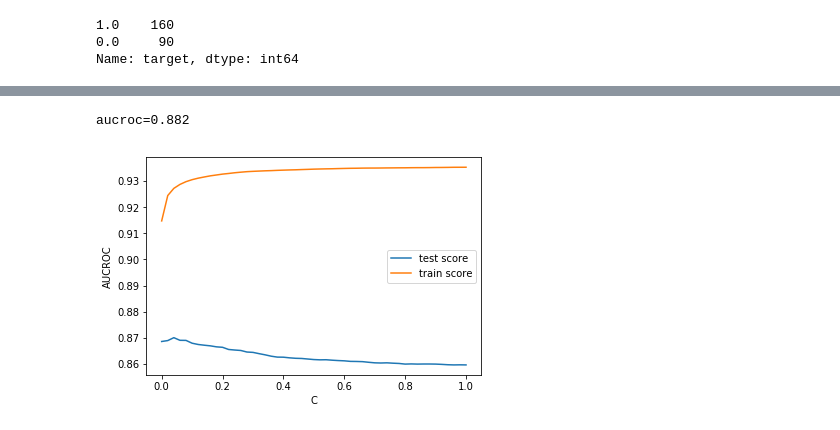
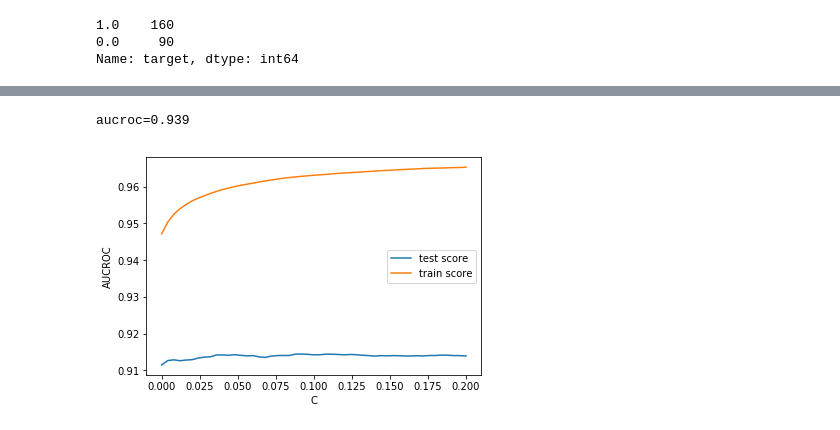
Before and after one commit to amjadfarman/do_not_overfit_ii, a Jupyter notebook: do_not_overfit.ipynb, the cells around one changed output, grey strips where cells are left out. Drawn from its saved outputs; the diff is of its cells as text; code cells hidden in the pictures.

```diff
--- a/do_not_overfit.ipynb
+++ b/do_not_overfit.ipynb
@@ -81,11 +36,0 @@ columns_impact['opportunity'] = columns_impact['opportunity'] * columns_impact['
-# %%
-columns_impact = columns_impact.sort_values(by=['opportunity'], ascending = [False])
-columns_impact.reset_index(drop = True, inplace = True)
-plt.figure(figsize=(18,4))
-for num, col in enumerate(columns_impact['column_name'][:40]):
-    plt.plot([num-0.15, num-0.15], [columns_impact[columns_impact['column_name'] == col].loc[num, 'upper_l_0']
-                                    , columns_impact[columns_impact['column_name'] == col].loc[num, 'lower_l_0']], 'g')
-    plt.plot([num+0.15, num+0.15], [columns_impact[columns_impact['column_name'] == col].loc[num, 'upper_l_1']
-                                    , columns_impact[columns_impact['column_name'] == col].loc[num, 'lower_l_1']], 'b')
-plt.xticks(np.arange(num + 1), list(columns_impact['column_name']))
-plt.show()
@@ -93,0 +37,16 @@ plt.show()
+# %%
+columns_impact = pd.DataFrame(
+    columns = ['column_name', 'rocauc_score']
+)
+for col in train_data.columns:
+    log_reg = LogisticRegression()
+    log_reg.fit(train_data[[col]], train_data['target'])
+    columns_impact = columns_impact.append(dict(
+        column_name = col
+        , rocauc_score = roc_auc_score(train_data['target'], log_reg.predict_proba(train_data[[col]])[:, 1])
+    )
+                                             , ignore_index = True
+                                            )
+columns_impact = columns_impact.sort_values(by = ['rocauc_score'], ascending = False)
+columns_impact = columns_impact[columns_impact['column_name'] != 'target']
+columns_impact.reset_index(drop = True, inplace = True)
@@ -132,6 +112,6 @@ plt.show()
 # %%
 best_columns = list(
-    columns_impact['column_name'][:30]
+    columns_impact['column_name'][:24]
     )
 train_data = train_data[best_columns + ['target']]
 
@@ -152,7 +132,7 @@ aucroc = roc_auc_score(val_y, yhat)
 
 print('aucroc=%.3f' % aucroc)
 # %% [output]
-aucroc=0.882
+aucroc=0.939
 # %%
 cl_log_final = LogisticRegression()
 X_train_all = train_data[best_columns]
@@ -163,31 +143,29 @@ test_yhat = cl_log_final.predict_proba(X_test)[:, 1]
 submission_df = pd.DataFrame({'target' : test_yhat}, index = test_data.index)
 # %%
 submission_df.to_csv(f'{data_path}logreg_basic.csv', sep = ',')
-# %%
-my_folds = RepeatedStratifiedKFold(n_splits = 5, n_repeats = 10, random_state = 2)
 # %%
-C = np.linspace(start = 0.0001, stop = 1, num=51)
+C = np.linspace(start = 0.00001, stop = .2, num=51)
 hyperparameters = dict(C = C)
 cl_log = LogisticRegression(penalty = 'l2', max_iter = 100)
 grid_logl2 = GridSearchCV(cl_log
                         , hyperparameters
                         , cv = my_folds
                         , verbose = 0
                         , scoring = 'roc_auc'
                         , return_train_score = True)
 grid_logl2.fit(X_train_all, y)
 
 test_scores = grid_logl2.cv_results_['mean_test_score']
 train_scores = grid_logl2.cv_results_['mean_train_score']
 param_C = grid_logl2.cv_results_['param_C']
 plt.plot(param_C, test_scores, label = 'test score')
 plt.plot(param_C, train_scores, label = 'train score')
 plt.xlabel('C')
 plt.ylabel('AUCROC')
 plt.legend()
 plt.show()
 # %% [output]
-[figure, old version]
+[figure, new version]
 # %%
 print('The best value of C:  ' +
       "{:.5f}".format(grid_logl2.best_params_['C']) +
```
Also changed, not shown: parts of 15 cells of this notebook.
